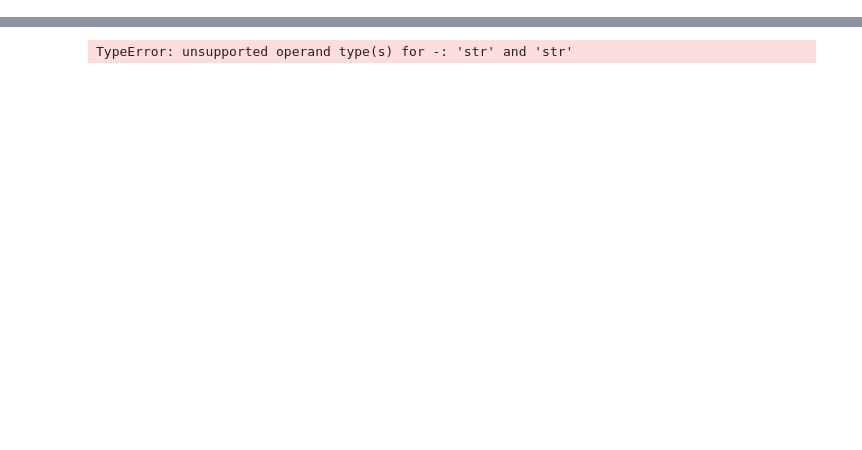
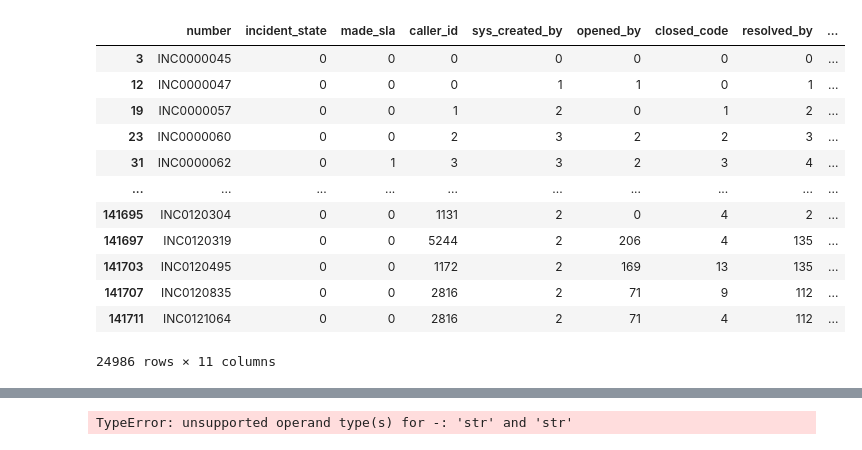
Before and after one commit to aaltrock/EDA, a Jupyter notebook: source_data_prep.ipynb, the cells around one changed output, grey strips where cells are left out. Saved outputs shown, nothing was run; the diff lists cells and outputs as text; code cells hidden in the pictures; blank space fills up the shorter version.

```diff
--- a/source_data_prep.ipynb
+++ b/source_data_prep.ipynb
@@ -8,3 +419,20 @@ incidents_src_df = pd.read_csv('incident_event_log.csv')
+# %%
+# Append the integer columns
+pd.concat([incidents_factors_df, incidents_src_df[['reassignment_count', 'reopen_count', 'sys_mod_count']]], axis=1)
+# %% [output]
+|  | number | incident_state | made_sla | caller_id | sys_created_by | opened_by | closed_code | resolved_by | ... |
+| 3 | INC0000045 | 0 | 0 | 0 | 0 | 0 | 0 | 0 | ... |
+| 12 | INC0000047 | 0 | 0 | 0 | 1 | 1 | 0 | 1 | ... |
+| 19 | INC0000057 | 0 | 0 | 1 | 2 | 0 | 1 | 2 | ... |
+| 23 | INC0000060 | 0 | 0 | 2 | 3 | 2 | 2 | 3 | ... |
+| 31 | INC0000062 | 0 | 1 | 3 | 3 | 2 | 3 | 4 | ... |
+| ... | ... | ... | ... | ... | ... | ... | ... | ... | ... |
+| 141695 | INC0120304 | 0 | 0 | 1131 | 2 | 0 | 4 | 2 | ... |
+| 141697 | INC0120319 | 0 | 0 | 5244 | 2 | 206 | 4 | 135 | ... |
+| 141703 | INC0120495 | 0 | 0 | 1172 | 2 | 169 | 13 | 135 | ... |
+| 141707 | INC0120835 | 0 | 0 | 2816 | 2 | 71 | 9 | 112 | ... |
+| 141711 | INC0121064 | 0 | 0 | 2816 | 2 | 71 | 4 | 112 | ... |
+24986 rows × 11 columns
 # %%
 incidents_src_df.head()
 # %% [output]
```
Also changed, not shown: parts of 32 cells of this notebook, 9 other files.
